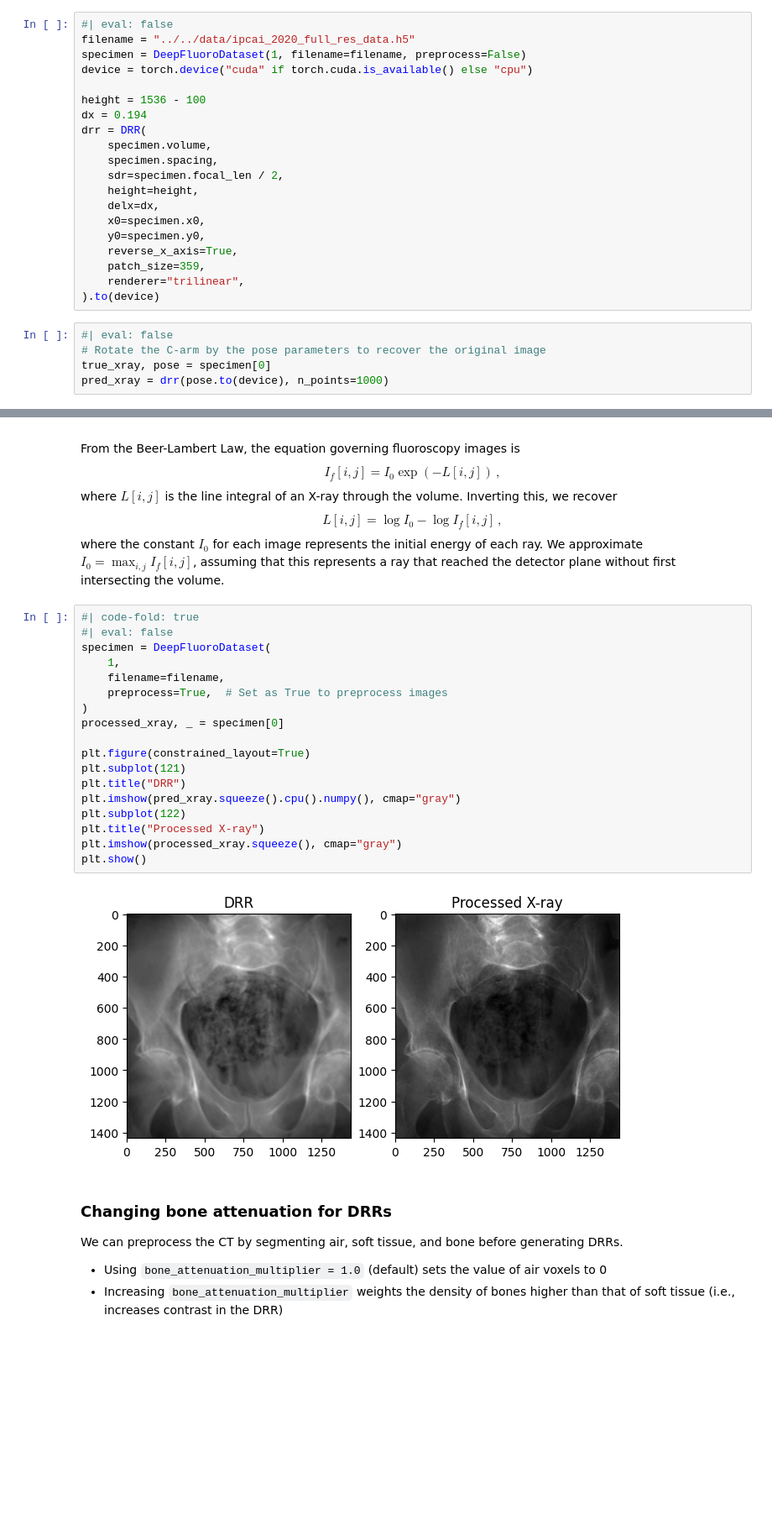
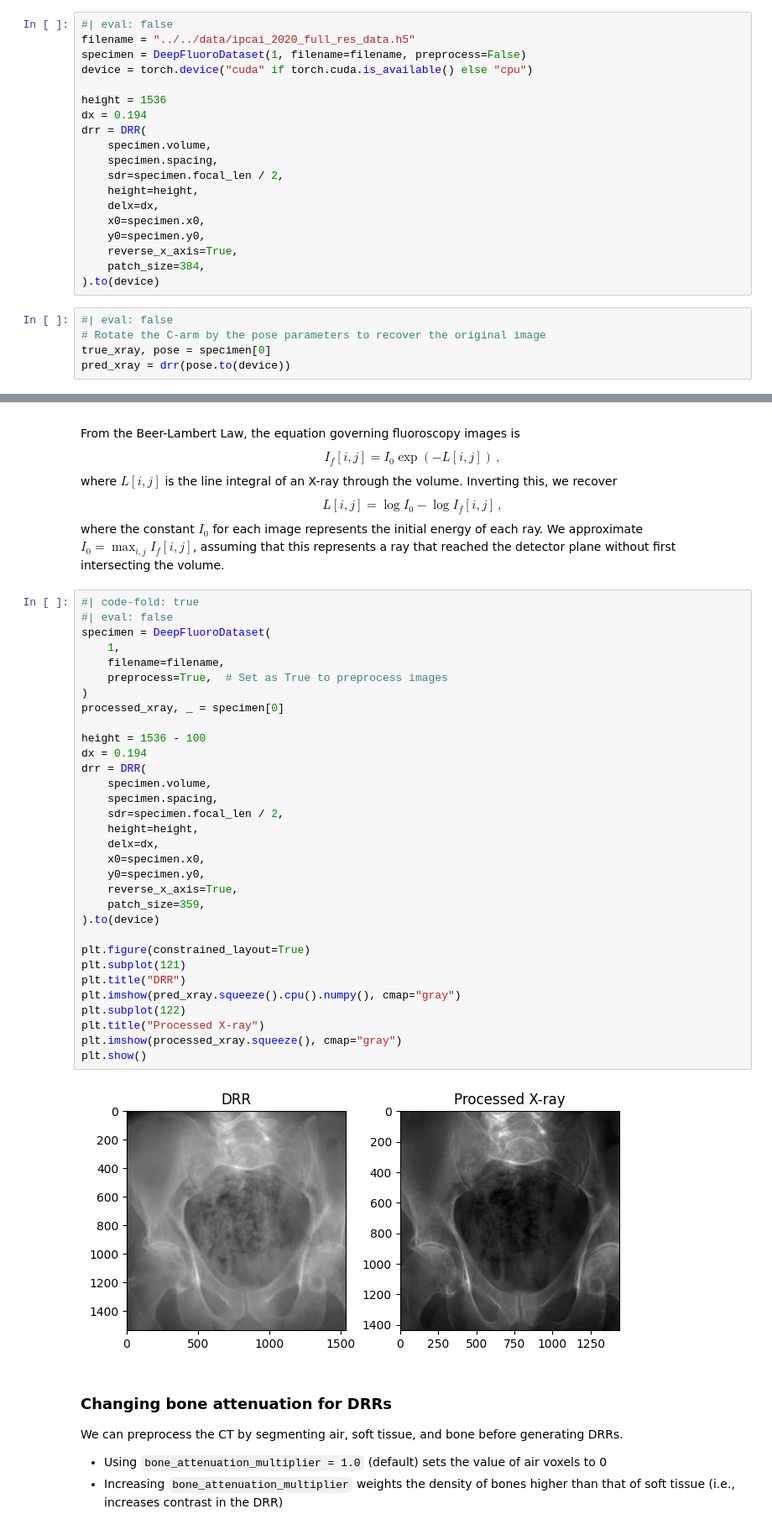
Before and after one commit to eigenvivek/DiffPose, a Jupyter notebook: notebooks/api/00_deepfluoro.ipynb, the cells around one changed output, grey strips where cells are left out. Shown at 84% size. Drawn from its saved outputs; the diff is of its cells as text; blank space fills up the shorter version.

```diff
--- a/notebooks/api/00_deepfluoro.ipynb
+++ b/notebooks/api/00_deepfluoro.ipynb
@@ -362,7 +362,7 @@ filename = "../../data/ipcai_2020_full_res_data.h5"
 specimen = DeepFluoroDataset(1, filename=filename, preprocess=False)
 device = torch.device("cuda" if torch.cuda.is_available() else "cpu")
 
-height = 1536 - 100
+height = 1536
 dx = 0.194
 drr = DRR(
     specimen.volume,
@@ -373,14 +373,13 @@ drr = DRR(
     x0=specimen.x0,
     y0=specimen.y0,
     reverse_x_axis=True,
-    patch_size=359,
-    renderer="trilinear",
+    patch_size=384,
 ).to(device)
 # %%
 #| eval: false
 # Rotate the C-arm by the pose parameters to recover the original image
 true_xray, pose = specimen[0]
-pred_xray = drr(pose.to(device), n_points=1000)
+pred_xray = drr(pose.to(device))
 # %%
 #| label: bone_attenuation_multiplier=1.0
 #| code-fold: true
@@ -417,23 +416,37 @@ where the constant $I_0$ for each image represents the initial energy of each ra
 # %%
 #| code-fold: true
 #| eval: false
 specimen = DeepFluoroDataset(
     1,
     filename=filename,
     preprocess=True,  # Set as True to preprocess images
 )
 processed_xray, _ = specimen[0]
 
+height = 1536 - 100
+dx = 0.194
+drr = DRR(
+    specimen.volume,
+    specimen.spacing,
+    sdr=specimen.focal_len / 2,
+    height=height,
+    delx=dx,
+    x0=specimen.x0,
+    y0=specimen.y0,
+    reverse_x_axis=True,
+    patch_size=359,
+).to(device)
+
 plt.figure(constrained_layout=True)
 plt.subplot(121)
 plt.title("DRR")
 plt.imshow(pred_xray.squeeze().cpu().numpy(), cmap="gray")
 plt.subplot(122)
 plt.title("Processed X-ray")
 plt.imshow(processed_xray.squeeze(), cmap="gray")
 plt.show()
 # %% [output]
-[figure, old version]
+[figure, new version]
 # %% [markdown]
 ### Changing bone attenuation for DRRs
 
```
Also changed, not shown: parts of 5 cells of this notebook, 1 other file.
